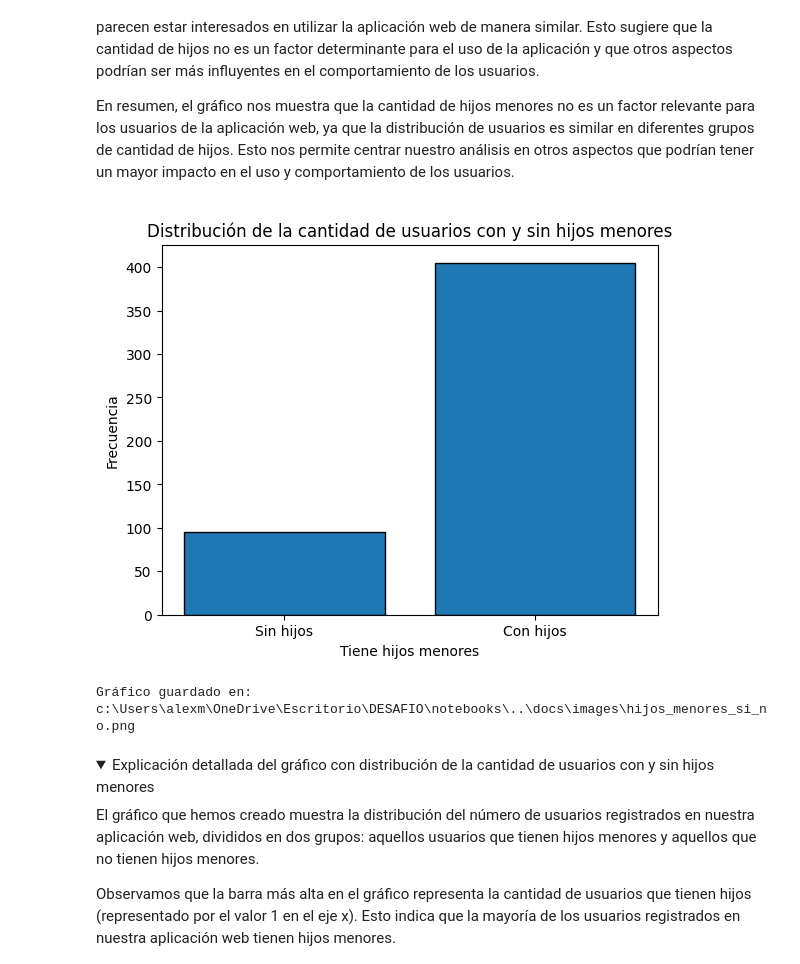
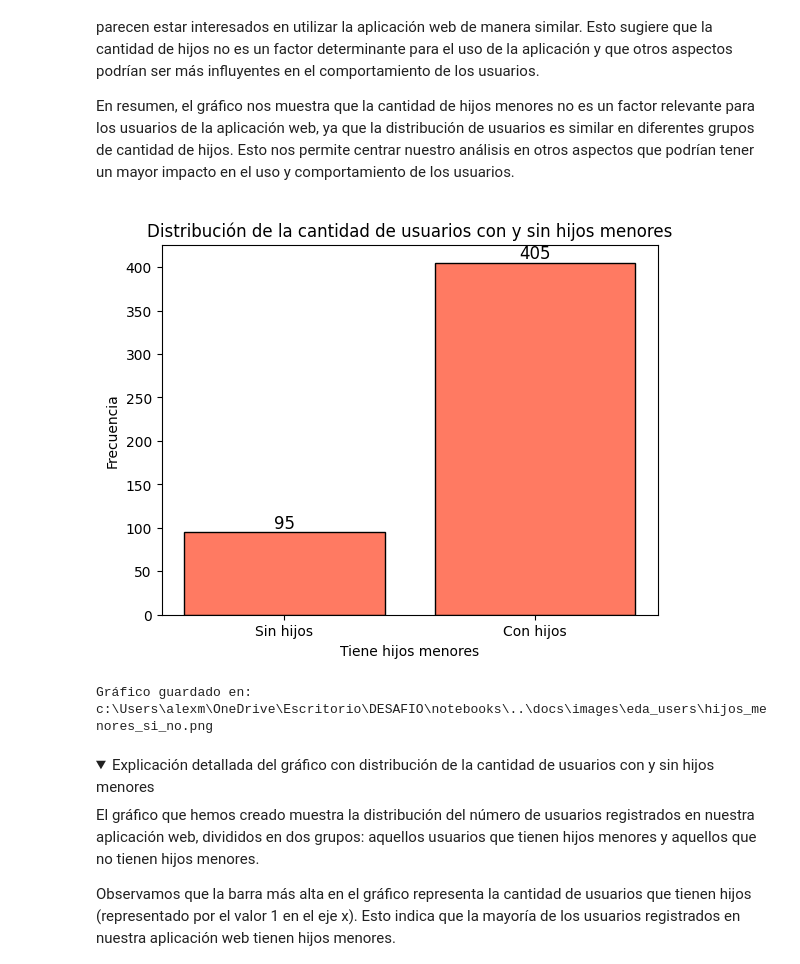
Before and after one commit to AlexCapis/HEATY---Aplicacion-Web-para-Olas-de-Calor, a Jupyter notebook: notebooks/eda_users.ipynb, the cells around one changed output. Cells and saved outputs as stored; diff of their text form; code cells hidden in the pictures; folded sections open.

```diff
--- a/notebooks/eda_users.ipynb
+++ b/notebooks/eda_users.ipynb
@@ -668,17 +698,25 @@ df
 | 499 | 2023-03-12 | 103476 | 0 | 28071 | 5 | 28 | 3 | 25-44 | ... |
 500 rows × 10 columns
 # %%
+# Crear un histograma para la cantidad de hijos menores
+hist, bins, _ = plt.hist(df['n_hijos_menores'], bins=range(min(df['n_hijos_menores']), max(df['n_hijos_menores']) + 2),
+         edgecolor='black', align='left', width=0.8, color= '#FF7A62')
 
-# Creamos un histograma para la cantidad de hijos menores
-plt.hist(df['n_hijos_menores'], bins=range(min(df['n_hijos_menores']), max(df['n_hijos_menores']) + 2),
-         edgecolor='black', align='left', width=0.8)
+# Obtener los conteos de cada valor
+counts = [int(h) for h in hist]
+
+# Visualización de la distribución de la cantidad de hijos menores con un histograma
 plt.xlabel('Cantidad de hijos menores')
 plt.ylabel('Frecuencia')
 plt.title('Distribución de la cantidad de hijos menores')
 
+# Agregar los valores encima de cada columna
+for i in range(len(counts)):
+    plt.text(bins[i], counts[i], str(counts[i]), ha='center', va='bottom', fontsize=12)
+
 # Ruta donde se guardará la imagen creada
 current_dir = os.getcwd()  # Ruta del directorio actual
-output_dir = os.path.join(current_dir, '..','docs', 'images')
+output_dir = os.path.join(current_dir, '..', 'docs', 'images', 'eda_users')
 
 # Verificamos si el directorio de salida existe, si no, lo creamos
 if not os.path.exists(output_dir):
@@ -708,31 +746,41 @@ En resumen, el gráfico nos muestra que la cantidad de hijos menores no es un fa
 </details>
 # %%
 # Crear un histograma para la cantidad de hijos menores
-plt.hist(df['tiene_hijos'], bins=[0, 1, 2], edgecolor='black', align='left', rwidth=0.8)
+hist, bins, _ = plt.hist(df['tiene_hijos'], bins=[0, 1, 2], edgecolor='black', align='left', rwidth=0.8, color='#FF7A62')
+
+# Obtener los conteos de cada categoría
+counts = [int(h) for h in hist]
+
+# Etiquetas de las categorías
+labels = ['Sin hijos', 'Con hijos']
+
+# Visualización de la distribución de los usuarios con y sin hijos menores
 plt.xlabel('Tiene hijos menores')
 plt.ylabel('Frecuencia')
 plt.title('Distribución de la cantidad de usuarios con y sin hijos menores')
-plt.xticks([0, 1], ['Sin hijos', 'Con hijos'])
+plt.xticks([0, 1], labels)
+
+# Agregar los valores encima de cada columna
+for i in range(len(counts)):
+    plt.text(bins[i], counts[i], str(counts[i]), ha='center', va='bottom', fontsize=12)
 
 # Ruta donde se guardará la imagen creada
 current_dir = os.getcwd()  # Ruta del directorio actual
-output_dir = os.path.join(current_dir, '..', 'docs', 'images')
+output_dir = os.path.join(current_dir, '..', 'docs', 'images', 'eda_users')
 
 # Verificamos si el directorio de salida existe, si no, lo creamos
 if not os.path.exists(output_dir):
     os.makedirs(output_dir)
 
 output_file = os.path.join(output_dir, 'hijos_menores_si_no.png')  # Ruta completa del archivo
 
 plt.savefig(output_file)  # Guardamos la imagen
 plt.show()
 
 print(f"Gráfico guardado en: {output_file}")
-
-plt.show()
 # %% [output]
-[figure, old version]
+[figure, new version]
-Gráfico guardado en: c:\Users\alexm\OneDrive\Escritorio\DESAFIO\notebooks\..\docs\images\hijos_menores_si_no.png
+Gráfico guardado en: c:\Users\alexm\OneDrive\Escritorio\DESAFIO\notebooks\..\docs\images\eda_users\hijos_menores_si_no.png
 # %% [markdown]
 <details>
 <summary>Explicación detallada del gráfico con distribución de la cantidad de usuarios con y sin hijos menores</summary>
```
Also changed, not shown: parts of 27 cells of this notebook, 25 other files.
